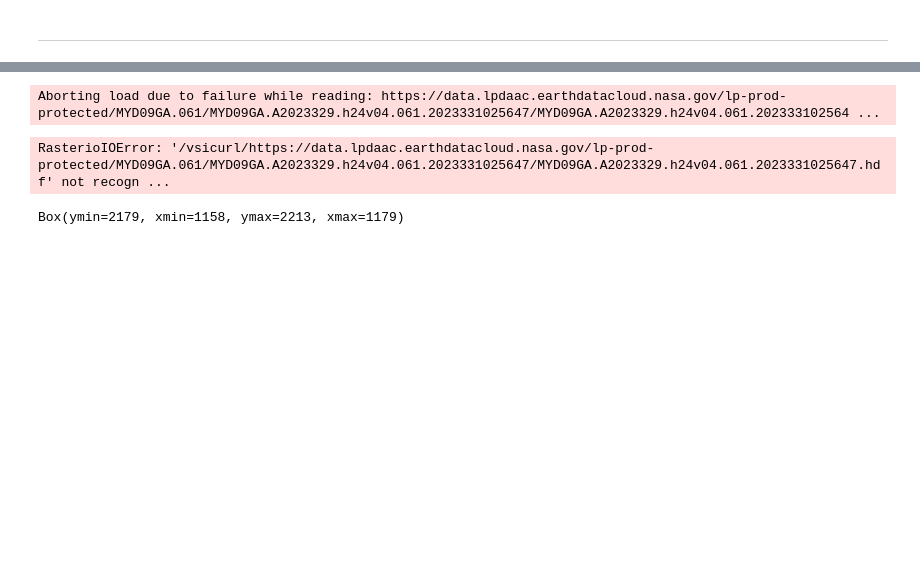
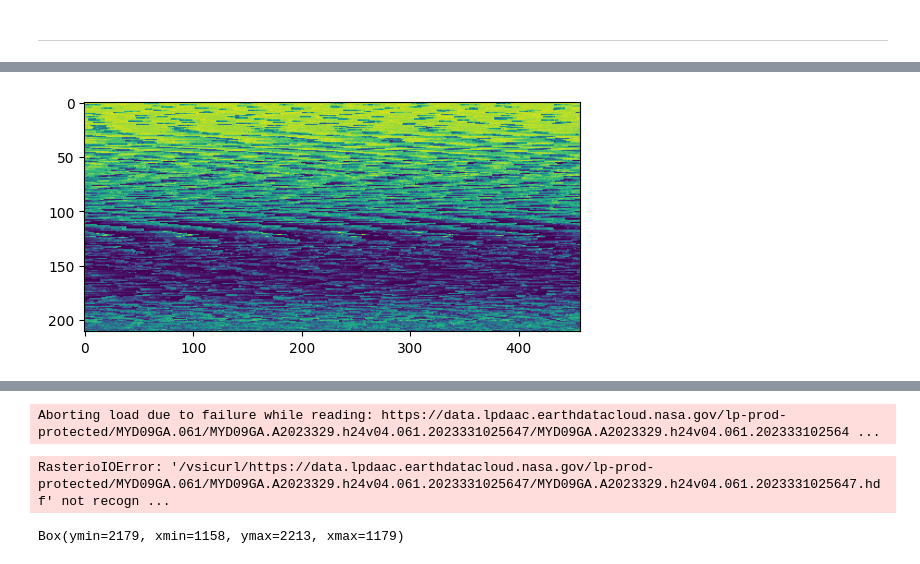
Before and after one commit to AdeelH/raster-vision, a Jupyter notebook: docs/usage/tutorials/modis.ipynb, the cells around one changed output, grey strips where cells are left out. Cells and saved outputs as stored; diff of their text form; code cells hidden in the pictures; blank space fills up the shorter version.

```diff
--- a/docs/usage/tutorials/modis.ipynb
+++ b/docs/usage/tutorials/modis.ipynb
@@ -91,0 +124,5 @@ items = search.get_all_items()
+# %%
+plt.imshow(x)
+plt.show()
+# %% [output]
+[figure, added]
```
Also changed, not shown: parts of 32 cells of this notebook, 1 other file.
